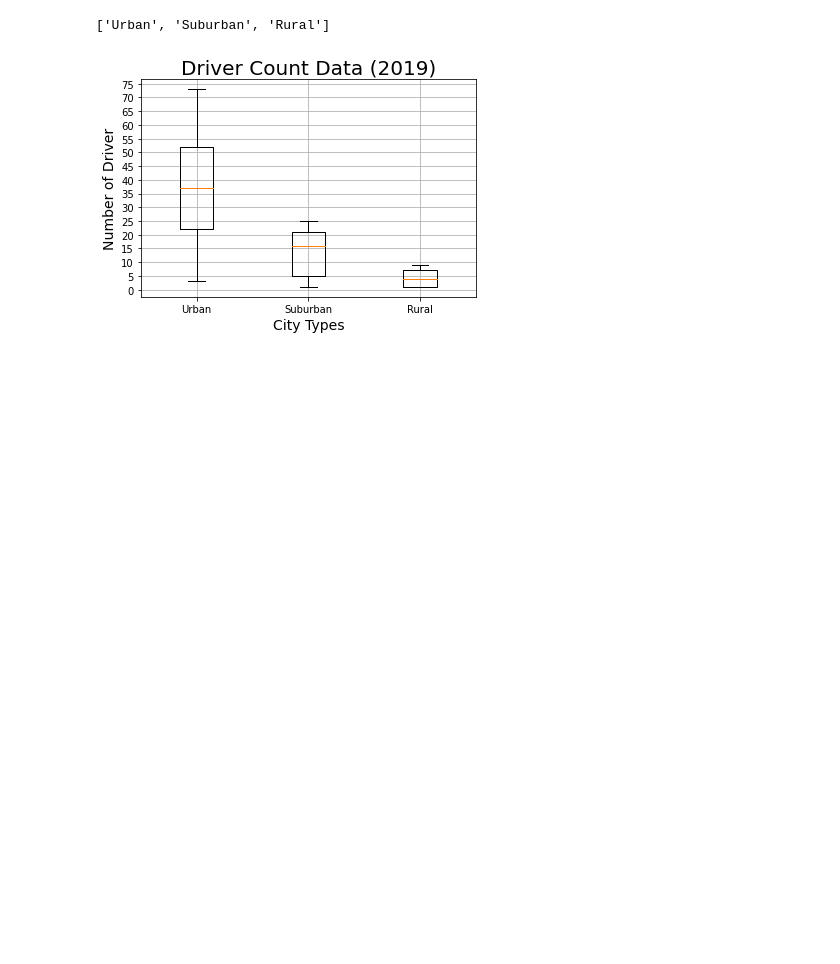
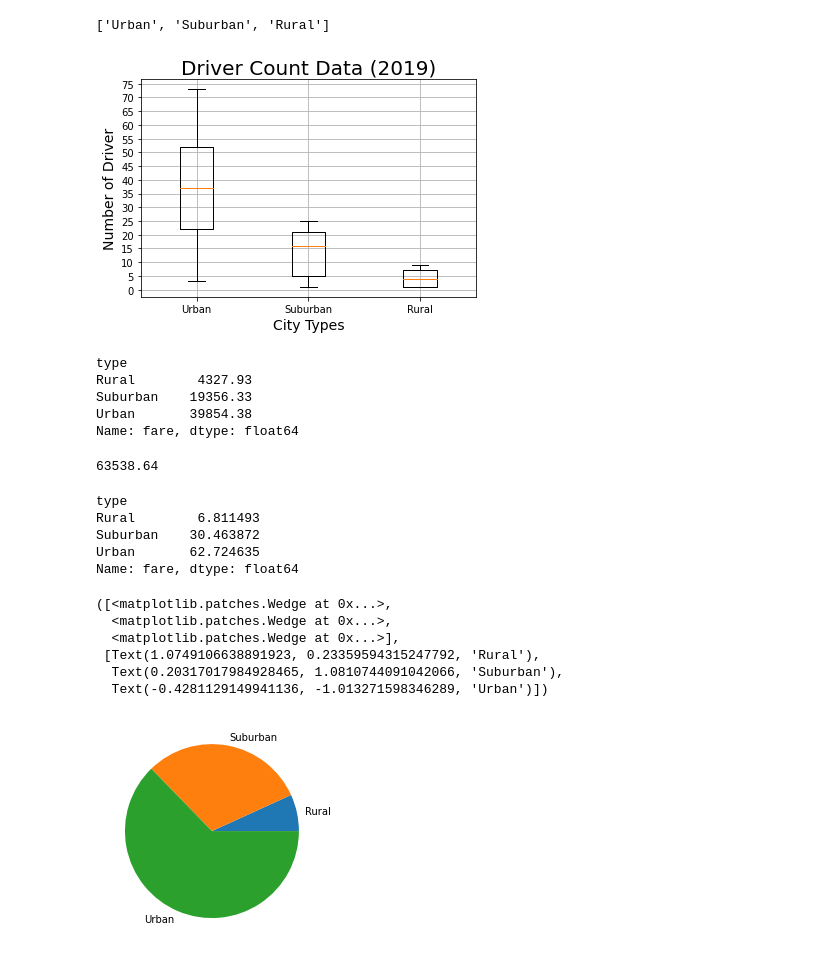
Before and after one commit to mananbhatt1992/Pyber_Analysis, a Jupyter notebook: PyBer.ipynb, the cells around one changed output. Cells and saved outputs as stored; diff of their text form; code cells hidden in the pictures; blank space fills up the shorter version.

Commit message:
Pie Chart Creation

```diff
--- a/PyBer.ipynb
+++ b/PyBer.ipynb
@@ -404,3 +404,40 @@ plt.savefig("analysis/Driver_Count_Data.jpeg")
 plt.show()
 # %% [output]
 [figure]
+# %%
+# Sum of fare by type
+sum_fare_by_type=pyber_data_df.groupby(["type"]).sum()["fare"]
+sum_fare_by_type
+# %% [output]
+type
+Rural        4327.93
+Suburban    19356.33
+Urban       39854.38
+Name: fare, dtype: float64
+# %%
+# total fares.
+total_fares=pyber_data_df["fare"].sum()
+total_fares
+# %% [output]
+63538.64
+# %%
+# Pecentage for each type
+
+type_percent=100*sum_fare_by_type/total_fares
+type_percent
+# %% [output]
+type
+Rural        6.811493
+Suburban    30.463872
+Urban       62.724635
+Name: fare, dtype: float64
+# %%
+plt.pie(type_percent,labels=["Rural","Suburban","Urban"])
+# %% [output]
+([<matplotlib.patches.Wedge at 0x...>,
+  <matplotlib.patches.Wedge at 0x...>,
+  <matplotlib.patches.Wedge at 0x...>],
+ [Text(1.0749106638891923, 0.23359594315247792, 'Rural'),
+  Text(0.20317017984928465, 1.0810744091042066, 'Suburban'),
+  Text(-0.4281129149941136, -1.013271598346289, 'Urban')])
+[figure, added]
```
Also changed, not shown: parts of 2 cells of this notebook, 1 other file.
